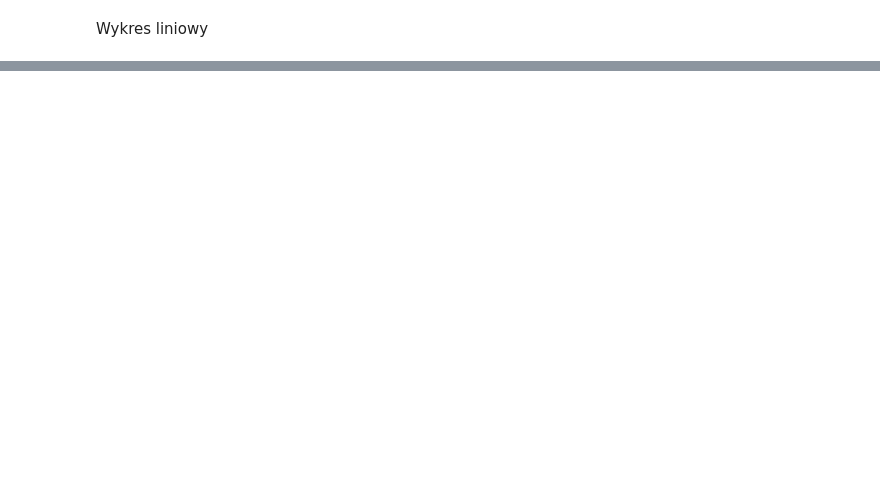
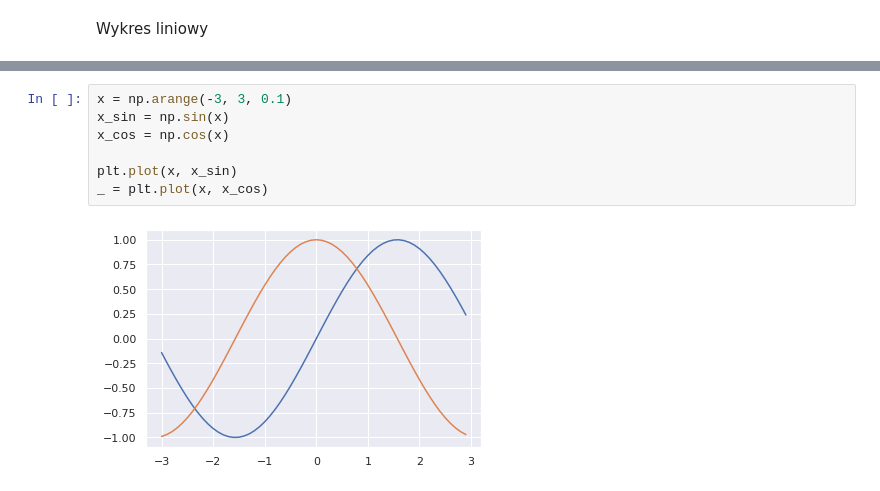
Before and after one commit to mietekdom/Data-Science, a Jupyter notebook: 01_knowledge/10_Wizualizacja_danych.ipynb, the cells around one changed output, grey strips where cells are left out. Drawn from its saved outputs; the diff is of its cells as text; blank space fills up the shorter version.

```diff
--- a/01_knowledge/10_Wizualizacja_danych.ipynb
+++ b/01_knowledge/10_Wizualizacja_danych.ipynb
@@ -13,0 +31,9 @@ plt.plot([1, 2], [3, 4])
+# %%
+x = np.arange(-3, 3, 0.1)
+x_sin = np.sin(x)
+x_cos = np.cos(x)
+
+plt.plot(x, x_sin)
+_ = plt.plot(x, x_cos)
+# %% [output]
+[figure, added]
```
Also changed, not shown: parts of 4 cells of this notebook.
